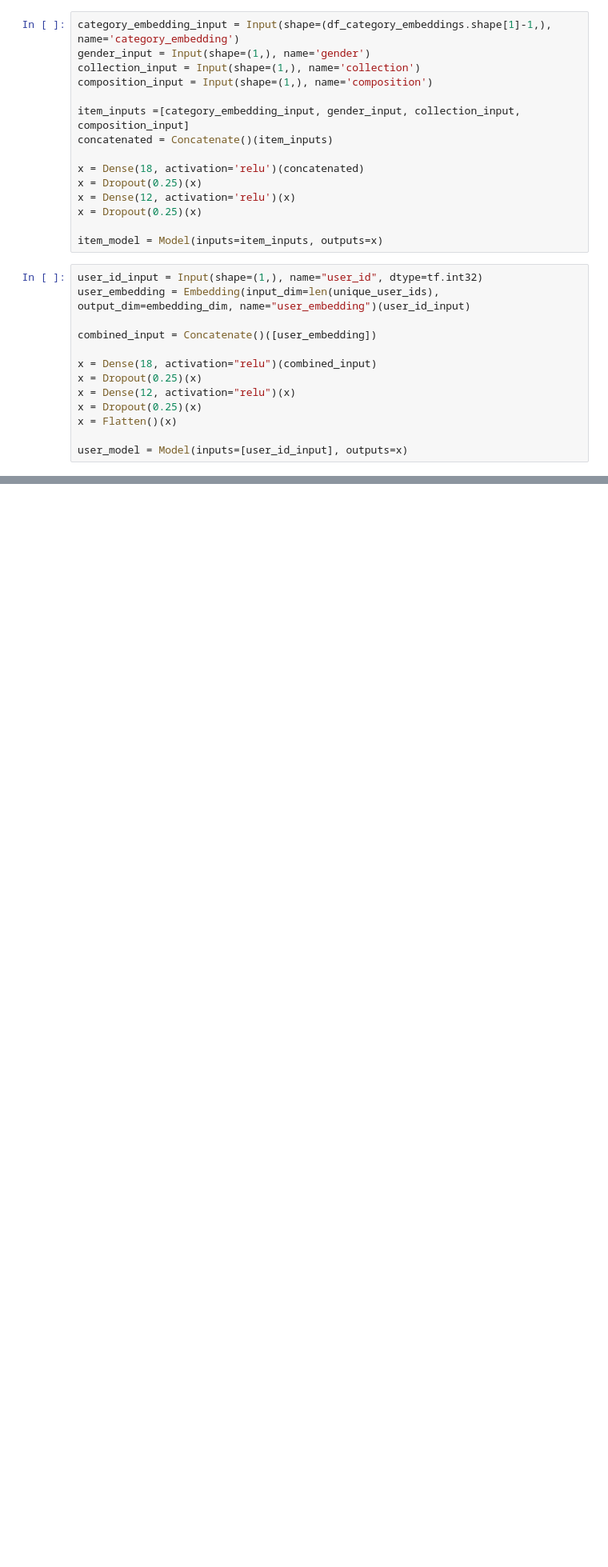
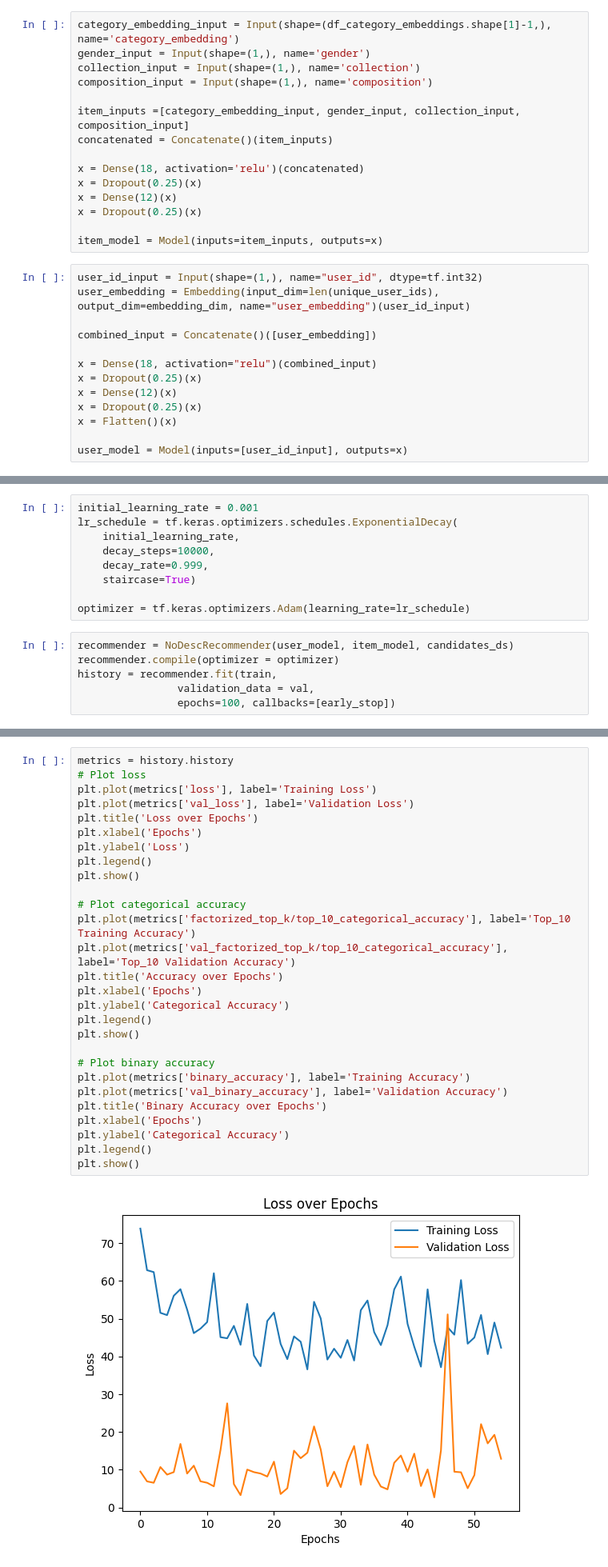
Before and after one commit to williambiondi/RecommenderGS, a Jupyter notebook: recommenderGranSasso.ipynb, the cells around one changed output, grey strips where cells are left out. Shown at 80% size. Cells and saved outputs as stored; diff of their text form; blank space fills up the shorter version.

```diff
--- a/recommenderGranSasso.ipynb
+++ b/recommenderGranSasso.ipynb
@@ -214,7 +214,7 @@ concatenated = Concatenate()(item_inputs)
 
 x = Dense(18, activation='relu')(concatenated)
 x = Dropout(0.25)(x)
-x = Dense(12, activation='relu')(x)
+x = Dense(12)(x)
 x = Dropout(0.25)(x)
 
 item_model = Model(inputs=item_inputs, outputs=x)
@@ -226,7 +226,7 @@ combined_input = Concatenate()([user_embedding])
 
 x = Dense(18, activation="relu")(combined_input)
 x = Dropout(0.25)(x)
-x = Dense(12, activation="relu")(x)
+x = Dense(12)(x)
 x = Dropout(0.25)(x)
 x = Flatten()(x)
 
@@ -233,0 +240,15 @@ user_model = Model(inputs=[user_id_input], outputs=x)
+# %%
+initial_learning_rate = 0.001
+lr_schedule = tf.keras.optimizers.schedules.ExponentialDecay(
+    initial_learning_rate,
+    decay_steps=10000,
+    decay_rate=0.999,
+    staircase=True)
+
+optimizer = tf.keras.optimizers.Adam(learning_rate=lr_schedule)
+# %%
+recommender = NoDescRecommender(user_model, item_model, candidates_ds)
+recommender.compile(optimizer = optimizer)
+history = recommender.fit(train,
+                validation_data = val,
+                epochs=100, callbacks=[early_stop])
@@ -233,0 +274,30 @@ user_model = Model(inputs=[user_id_input], outputs=x)
+# %%
+metrics = history.history
+# Plot loss
+plt.plot(metrics['loss'], label='Training Loss')
+plt.plot(metrics['val_loss'], label='Validation Loss')
+plt.title('Loss over Epochs')
+plt.xlabel('Epochs')
+plt.ylabel('Loss')
+plt.legend()
+plt.show()
+
+# Plot categorical accuracy
+plt.plot(metrics['factorized_top_k/top_10_categorical_accuracy'], label='Top_10 Training Accuracy')
+plt.plot(metrics['val_factorized_top_k/top_10_categorical_accuracy'], label='Top_10 Validation Accuracy')
+plt.title('Accuracy over Epochs')
+plt.xlabel('Epochs')
+plt.ylabel('Categorical Accuracy')
+plt.legend()
+plt.show()
+
+# Plot binary accuracy
+plt.plot(metrics['binary_accuracy'], label='Training Accuracy')
+plt.plot(metrics['val_binary_accuracy'], label='Validation Accuracy')
+plt.title('Binary Accuracy over Epochs')
+plt.xlabel('Epochs')
+plt.ylabel('Categorical Accuracy')
+plt.legend()
+plt.show()
+# %% [output]
+[figure, added]
```
Also changed, not shown: parts of 49 cells of this notebook.
